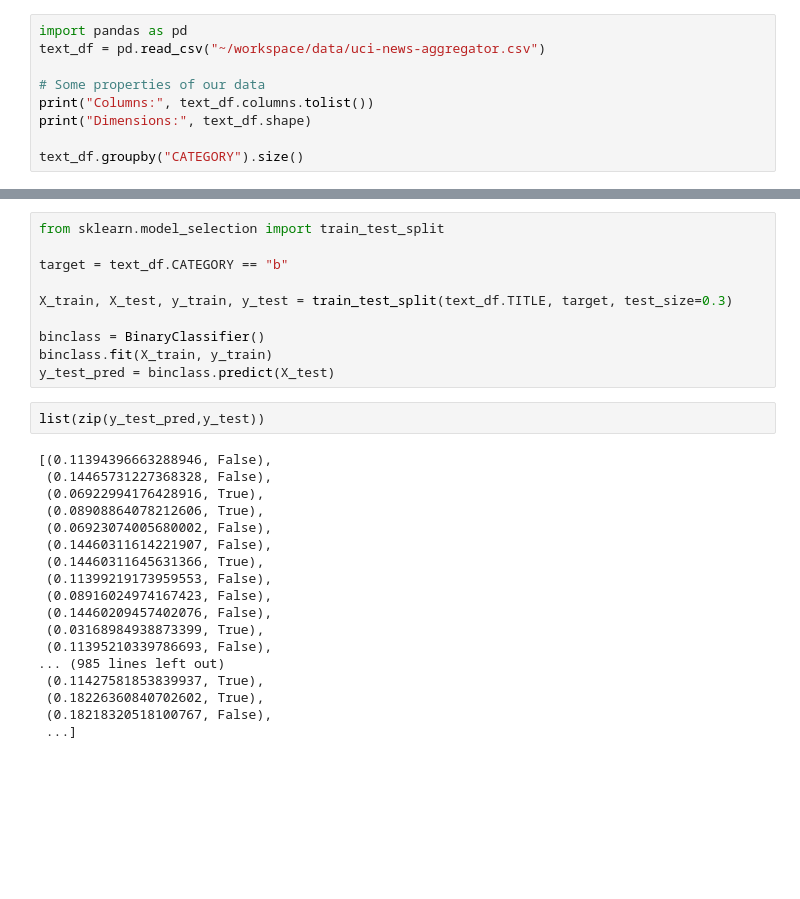
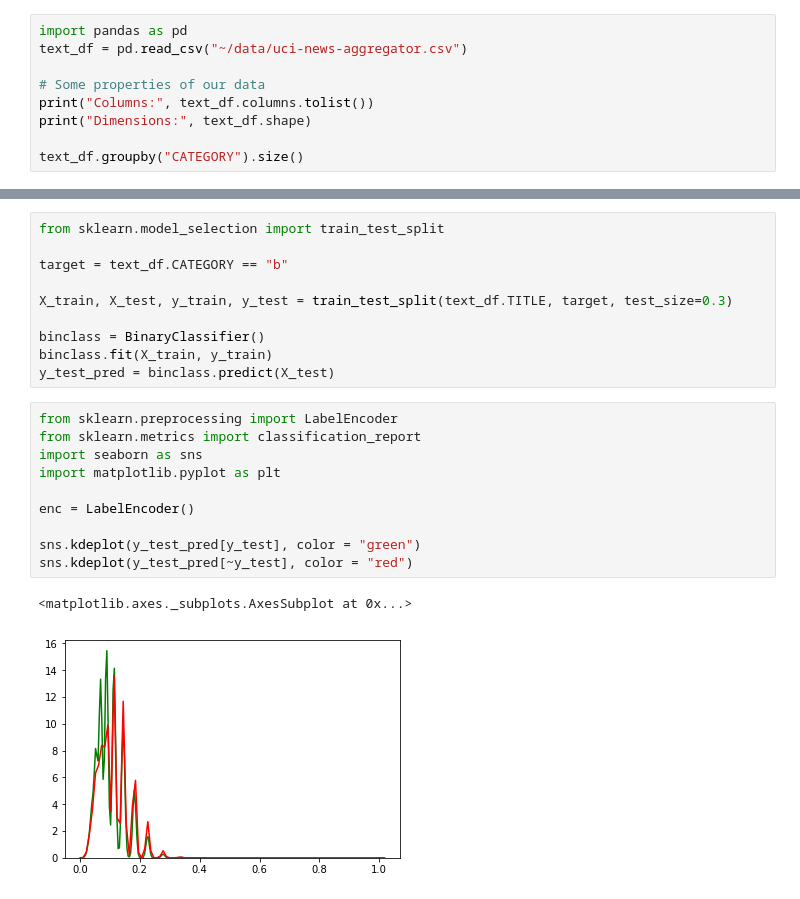
Before and after one commit to dorianbrown/notebooks, a Jupyter notebook: document_classification.ipynb, the cells around one changed output, grey strips where cells are left out. Cells and saved outputs as stored; diff of their text form; blank space fills up the shorter version.

```diff
--- a/document_classification.ipynb
+++ b/document_classification.ipynb
@@ -8,7 +8,7 @@ We consider a situation where a list of English language documents are given and
 > For this training you'll need the *uci-news-aggregator.csv* dataset from [this kaggle project](https://www.kaggle.com/uciml/news-aggregator-dataset). You'll need to download it if you don't have it already.
 # %%
 import pandas as pd
-text_df = pd.read_csv("~/workspace/data/uci-news-aggregator.csv")
+text_df = pd.read_csv("~/data/uci-news-aggregator.csv")
 
 # Some properties of our data
 print("Columns:", text_df.columns.tolist())
@@ -331,23 +331,16 @@ X_train, X_test, y_train, y_test = train_test_split(text_df.TITLE, target, test_
 binclass = BinaryClassifier()
 binclass.fit(X_train, y_train)
 y_test_pred = binclass.predict(X_test)
-# %%
-list(zip(y_test_pred,y_test))
-# %% [output]
-[(0.11394396663288946, False),
- (0.14465731227368328, False),
- (0.06922994176428916, True),
- (0.08908864078212606, True),
- (0.06923074005680002, False),
- (0.14460311614221907, False),
- (0.14460311645631366, True),
- (0.11399219173959553, False),
- (0.08916024974167423, False),
- (0.14460209457402076, False),
- (0.03168984938873399, True),
- (0.11395210339786693, False),
-... (985 lines left out)
- (0.11427581853839937, True),
- (0.18226360840702602, True),
- (0.18218320518100767, False),
- ...]
+# %%
+from sklearn.preprocessing import LabelEncoder
+from sklearn.metrics import classification_report
+import seaborn as sns
+import matplotlib.pyplot as plt
+
+enc = LabelEncoder()
+
+sns.kdeplot(y_test_pred[y_test], color = "green")
+sns.kdeplot(y_test_pred[~y_test], color = "red")
+# %% [output]
+<matplotlib.axes._subplots.AxesSubplot at 0x...>
+[figure, added]
```
